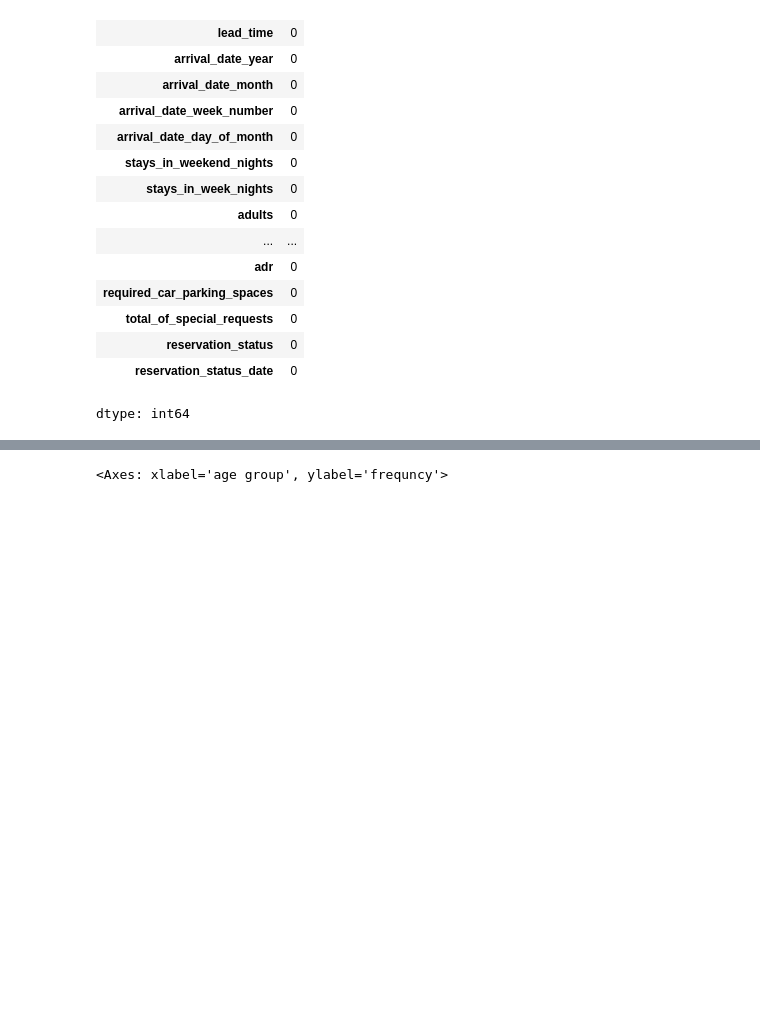
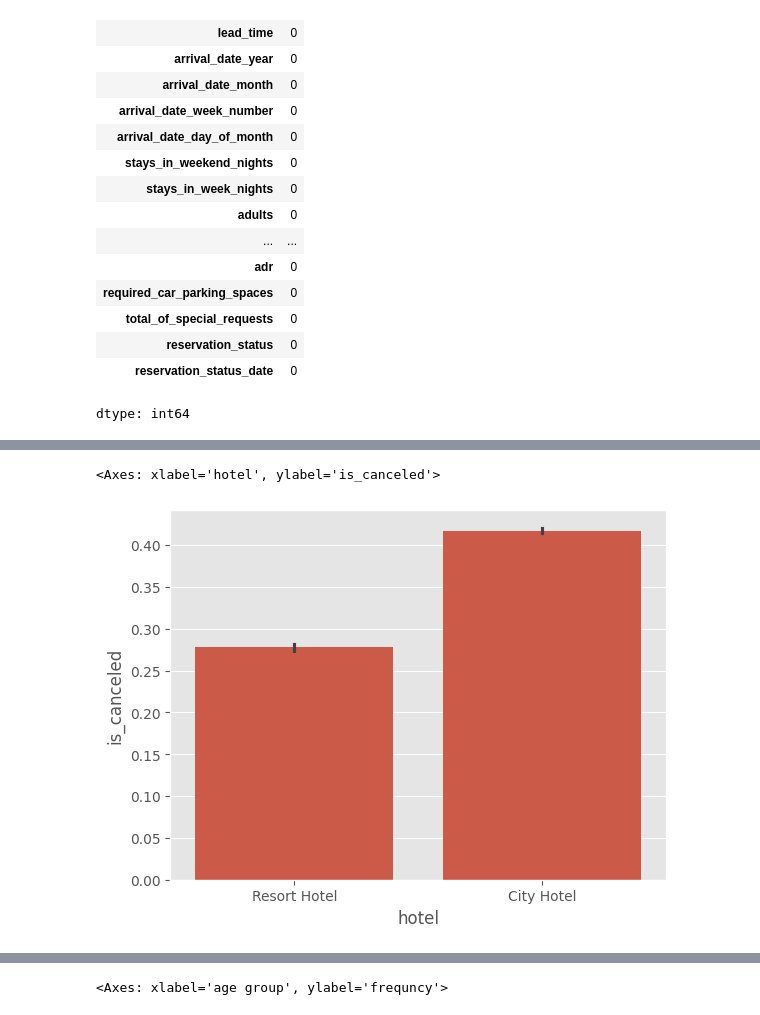
Before and after one commit to uditigupta293-byte/hotel-booking-analysis, a Jupyter notebook: capstone_project.ipynb, the cells around one changed output, grey strips where cells are left out. Drawn from its saved outputs; the diff is of its cells as text; code cells hidden in the pictures; blank space fills up the shorter version.

```diff
--- a/capstone_project.ipynb
+++ b/capstone_project.ipynb
@@ -487,0 +418,5 @@ dtype: float64
+# %%
+sns.barplot(x='hotel', y='is_canceled',data=df)
+# %% [output]
+<Axes: xlabel='hotel', ylabel='is_canceled'>
+[figure, added]
```
Also changed, not shown: parts of 100 cells of this notebook.
